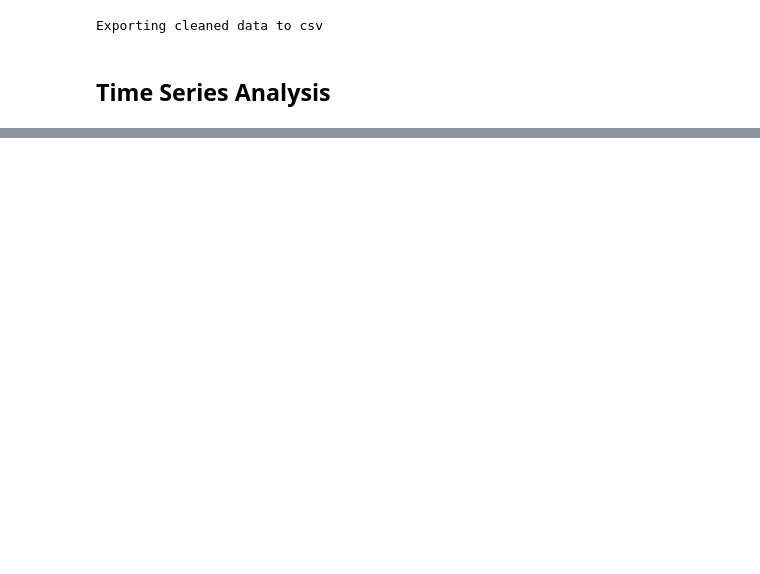
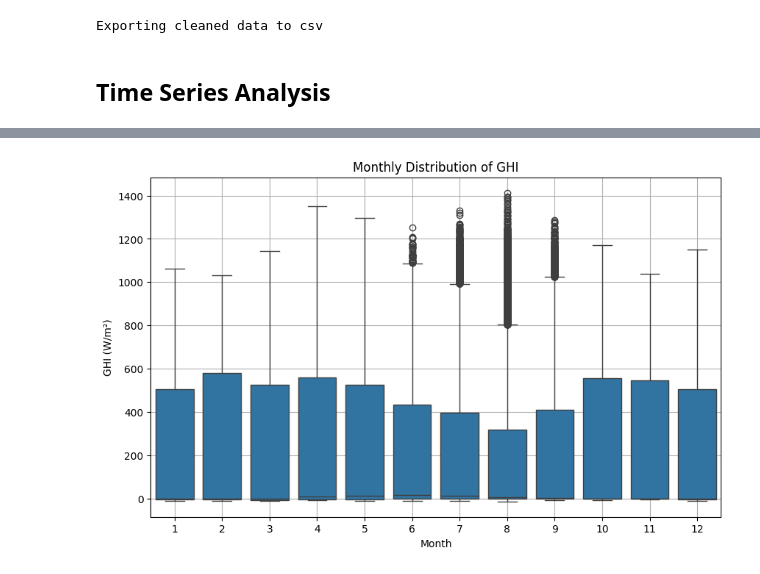
Before and after one commit to Reid-T-W/solar-challenge-week1, a Jupyter notebook: notebooks/benin_eda.ipynb, the cells around one changed output, grey strips where cells are left out. Cells and saved outputs as stored; diff of their text form; code cells hidden in the pictures; blank space fills up the shorter version.

```diff
--- a/notebooks/benin_eda.ipynb
+++ b/notebooks/benin_eda.ipynb
@@ -235,0 +268,2 @@ print("Time Series Analysis")
+# %%
+df = pd.read_csv("../data/processed/benin-cleaned.csv")
@@ -235,0 +275,15 @@ print("Time Series Analysis")
+# %%
+df['Month'] = df['Timestamp'].dt.month
+# %%
+import seaborn as sns
+import matplotlib.pyplot as plt
+
+plt.figure(figsize=(10, 6))
+sns.boxplot(x='Month', y='GHI', data=df)
+plt.title('Monthly Distribution of GHI')
+plt.xlabel('Month')
+plt.ylabel('GHI (W/m²)')
+plt.grid(True)
+plt.show()
+# %% [output]
+[figure, added]
```
Also changed, not shown: parts of 10 cells of this notebook.
